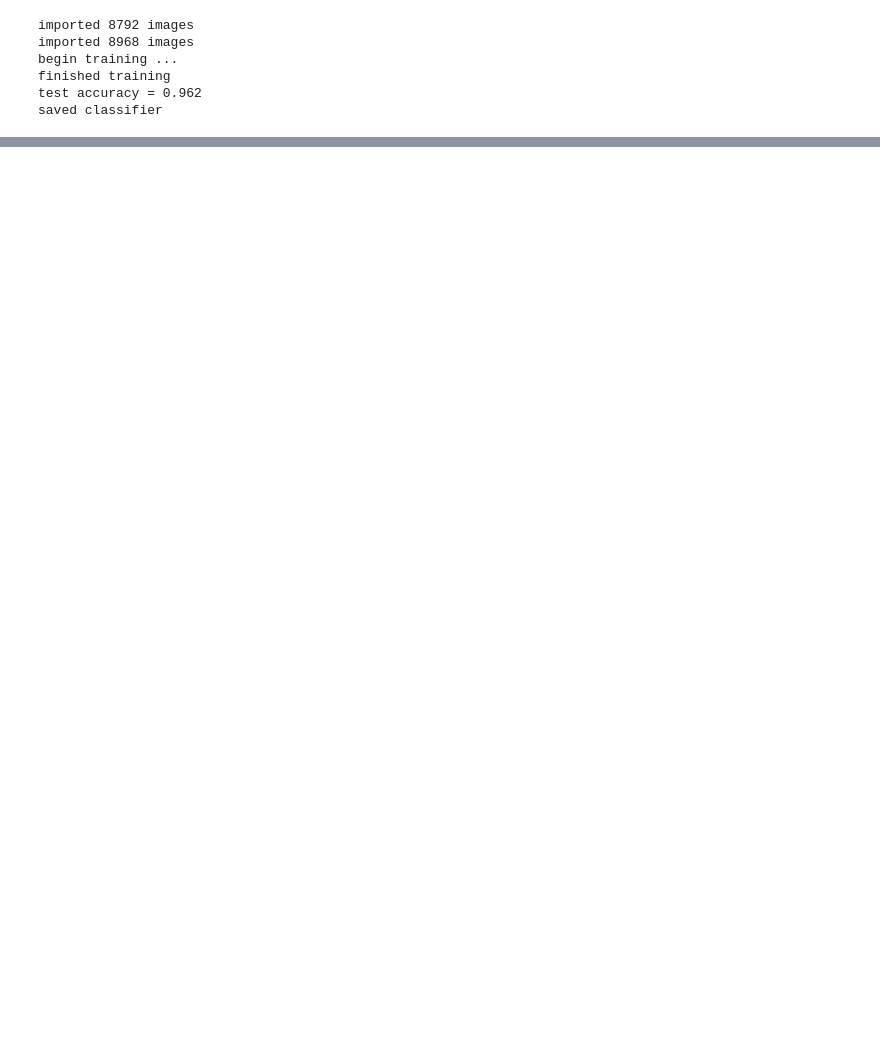
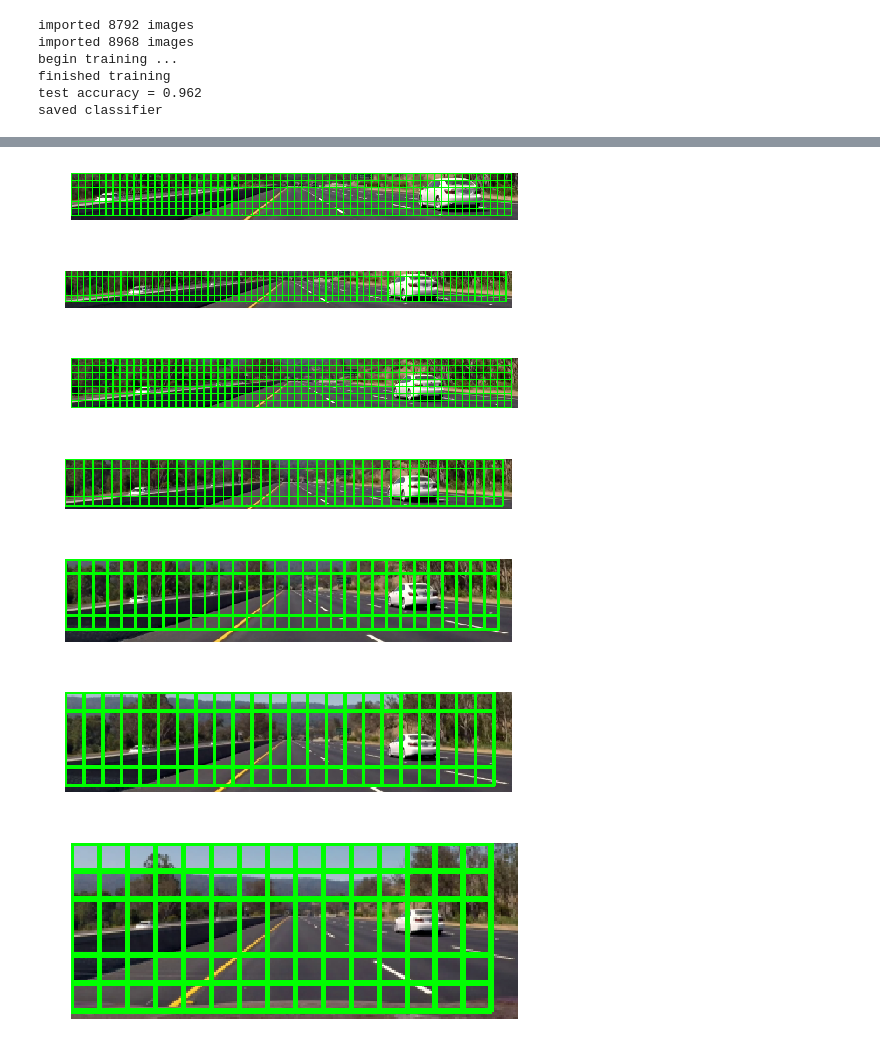
Before and after one commit to Corni33/CarND_P5_VehicleDetection, a Jupyter notebook: vehicle_detection.ipynb, the cells around one changed output, grey strips where cells are left out. Cells and saved outputs as stored; diff of their text form; code cells hidden in the pictures; blank space fills up the shorter version.

```diff
--- a/vehicle_detection.ipynb
+++ b/vehicle_detection.ipynb
@@ -630,35 +641,43 @@ def make_sub_image(img, x_range, y_range, resize_factor):
     size_x = img.shape[1]
     size_y = img.shape[0]
     return cv2.resize(img[int(y_range[0]*size_y):int(y_range[1]*size_y),
                           int(x_range[0]*size_x):int(x_range[1]*size_x)],
                       None, fx=resize_factor, fy=resize_factor, interpolation=cv2.INTER_AREA)
 
 
 img = cv2.imread('./export.jpg')
 
 
 def get_sub_images(img):
-    yield make_sub_image(img, (0.25, 0.75), (0.55, 0.7), 1.0)
+    yield make_sub_image(img, (0.1, 0.9), (0.55, 0.7), 1.0)
     yield make_sub_image(img, (0, 1), (0.55, 0.7), 0.9) #
     yield make_sub_image(img, (0, 1), (0.5, 0.7), 0.8)
     yield make_sub_image(img, (0, 1), (0.5, 0.7), 0.6)
     yield make_sub_image(img, (0, 1), (0.47, 0.8), 0.4)
     yield make_sub_image(img, (0, 1), (0.4, 0.8), 0.3)
     yield make_sub_image(img, (0, 1), (0.3, 1), 0.2)
 
 def plot_sub_images(img):
     for sub_img in get_sub_images(img):
-        img_patches = get_patches(sub_img, 8)[0]
+        img_patches = get_patches(sub_img, 1)[0]
         plot_image(draw_patches(sub_img, img_patches))
 
 #img_sub = get_sub_image(img, (0.25, 0.75), (0.55, 0.7), 1.0)
 #img_sub = get_sub_image(img, (0.2, 0.8), (0.5, 0.7), 0.8)
 #img_sub = get_sub_image(img, (0.1, 0.9), (0.5, 0.8), 0.6)
 #img_sub = get_sub_image(img, (0, 1), (0.5, 0.8), 0.4)
 #img_sub = get_sub_image(img, (0, 1), (0.5, 0.8), 0.3) # smaller stride, e.g. 2
 #img_sub = get_sub_image(img, (0, 1), (0.35, 1), 0.2) # smaller stride, e.g. 2
 
 plot_sub_images(img)
+# %% [output]
+[figure, added]
+[figure, added]
+[figure, added]
+[figure, added]
+[figure, added]
+[figure, added]
+[figure, added]
 # %%
 img = cv2.imread('./export.jpg')
 
```
Also changed, not shown: parts of 8 cells of this notebook.
